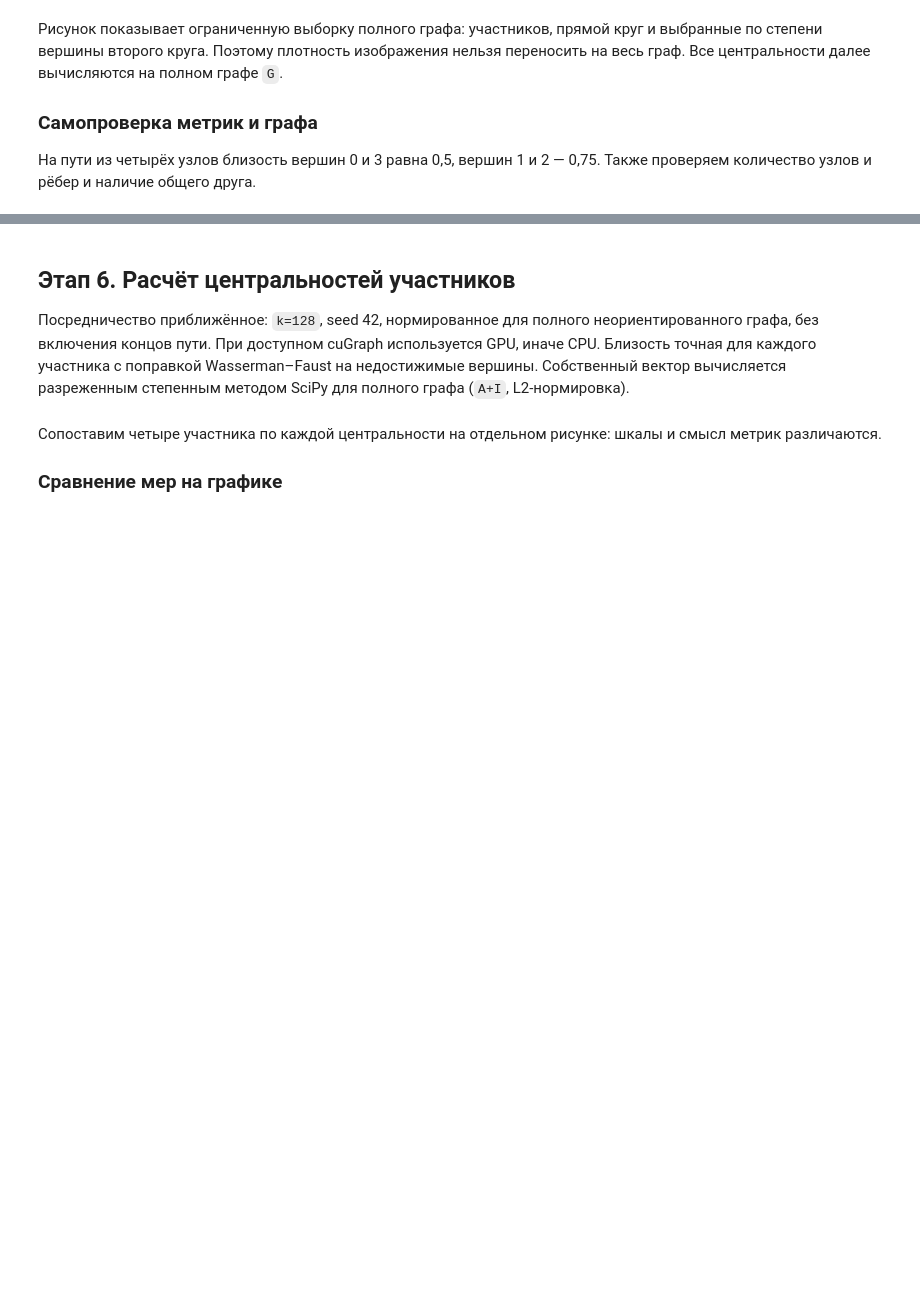
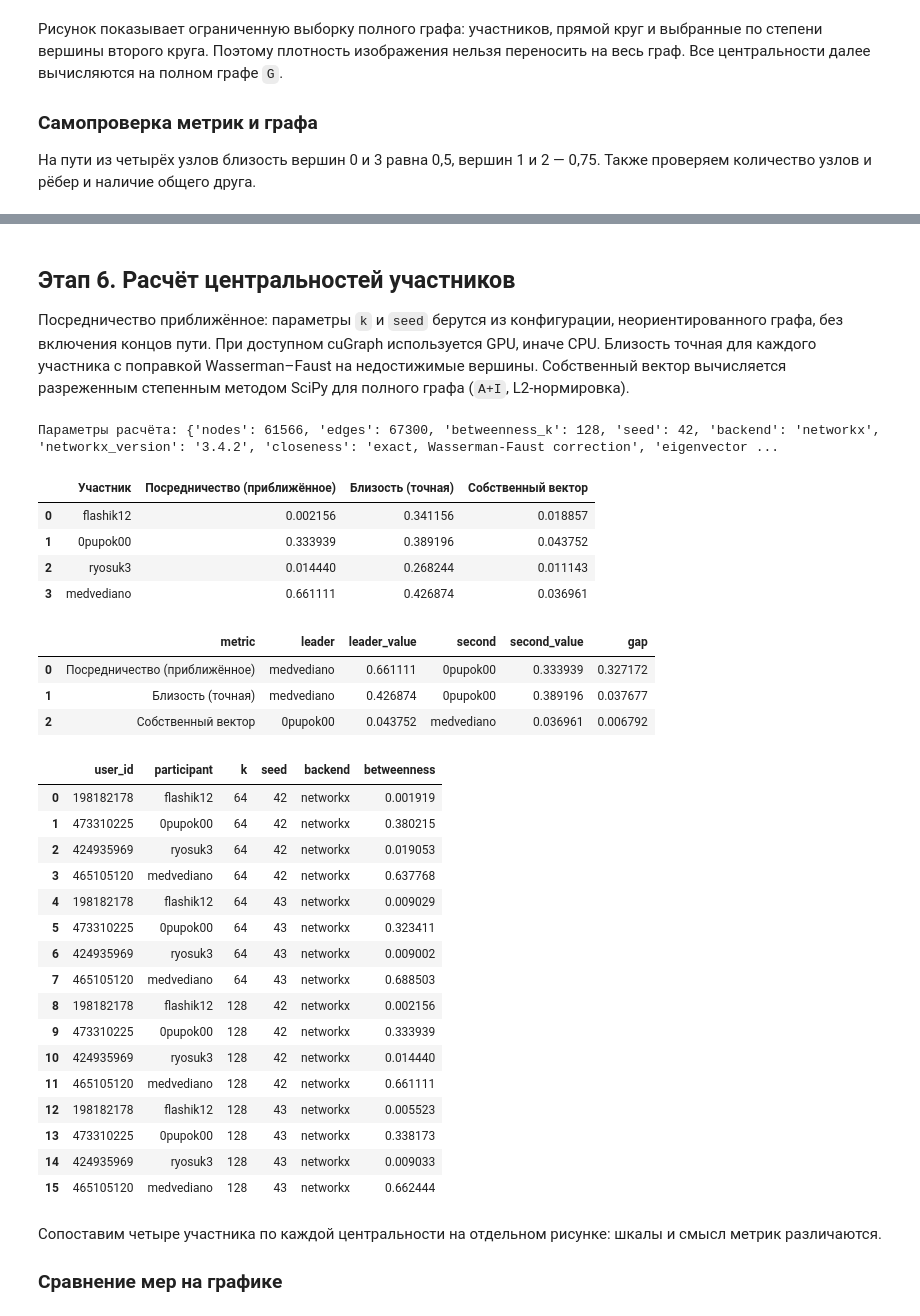
Before and after one commit to Osipovill/intelligent_systems_and_technologies, a Jupyter notebook: practice_2/practice2.ipynb, the cells around one changed output, grey strips where cells are left out. Cells and saved outputs as stored; diff of their text form; code cells hidden in the pictures; blank space fills up the shorter version.

```diff
--- a/practice_2/practice2.ipynb
+++ b/practice_2/practice2.ipynb
@@ -151,13 +183,6 @@ display(missing_summary)
 
 Каждую наблюдаемую пару приводим к каноническому порядку, чтобы взаимные наблюдения стали одним неориентированным ребром. Вершины участников добавляются явно.
 # %%
-edge_endpoints = prepared_edges[['user_id', 'friend_id']]
-canonical_edges = pd.DataFrame({
-    'source': edge_endpoints.min(axis=1),
-    'target': edge_endpoints.max(axis=1),
-}).drop_duplicates()
-
-G = nx.Graph()
-G.add_edges_from(canonical_edges.itertuples(index=False, name=None))
-G.add_nodes_from(GROUP_MEMBERS)
+G = build_graph(prepared_edges, GROUP_MEMBERS)
+graph_stats = graph_summary(G, GROUP_MEMBERS)
 # %% [markdown]
@@ -591,39 +672,72 @@ print('Синтетическая проверка графа и точной б
 # %% [markdown]
 ## Этап 6. Расчёт центральностей участников
 
-Посредничество приближённое: `k=128`, seed 42, нормированное для полного
+Посредничество приближённое: параметры `k` и `seed` берутся из конфигурации,
 неориентированного графа, без включения концов пути. При доступном cuGraph
 используется GPU, иначе CPU. Близость точная для каждого участника с поправкой
 Wasserman–Faust на недостижимые вершины. Собственный вектор вычисляется
 разреженным степенным методом SciPy для полного графа (`A+I`, L2-нормировка).
 # %%
-import sys
-import json
-
-if str(PRACTICE_DIR.resolve()) not in sys.path:
-    sys.path.insert(0, str(PRACTICE_DIR.resolve()))
-from vk_analysis import member_centralities
-
-team_metrics = member_centralities(G, GROUP_MEMBERS, k=128, seed=42)
+team_metrics = member_centralities(
+    G, GROUP_MEMBERS, k=CENTRALITY_K, seed=CENTRALITY_SEEDS[0],
+    backend=CENTRALITY_BACKEND,
+)
 metric_labels = {
     'betweenness_approximate': 'Посредничество (приближённое)',
     'closeness_exact_cpu': 'Близость (точная)',
     'eigenvector_sparse_scipy': 'Собственный вектор',
 }
 centrality = team_metrics[['participant', *metric_labels]].rename(
     columns={'participant': 'Участник', **metric_labels}
 )
 team_export = team_metrics.copy()
 team_export['observed_links'] = team_export['degree']
 team_export['reason'] = [
     'Собственный список недоступен; сохранены наблюдаемые входящие связи.'
     if members_table.loc[members_table['Участник'].eq(name), 'Статус списка'].iloc[0]
        != 'Список получен' else ''
     for name in team_export['participant']
 ]
 team_export.to_csv(DATA_DIR / 'member_centrality.csv', index=False)
 print('Параметры расчёта:', team_metrics.attrs['calculation'])
 display(centrality)
+team_leader_gaps = leader_gaps(
+    centrality, list(metric_labels.values()), participant_column='Участник'
+)
+display(team_leader_gaps)
+team_sensitivity = betweenness_sensitivity(
+    G, GROUP_MEMBERS, k_values=CENTRALITY_K_VALUES,
+    seeds=CENTRALITY_SEEDS, backend='networkx'
+)
+display(team_sensitivity)
+# %% [output]
+Параметры расчёта: {'nodes': 61566, 'edges': 67300, 'betweenness_k': 128, 'seed': 42, 'backend': 'networkx', 'networkx_version': '3.4.2', 'closeness': 'exact, Wasserman-Faust correction', 'eigenvector ...
+|  | Участник | Посредничество (приближённое) | Близость (точная) | Собственный вектор |
+| 0 | flashik12 | 0.002156 | 0.341156 | 0.018857 |
+| 1 | 0pupok00 | 0.333939 | 0.389196 | 0.043752 |
+| 2 | ryosuk3 | 0.014440 | 0.268244 | 0.011143 |
+| 3 | medvediano | 0.661111 | 0.426874 | 0.036961 |
+|  | metric | leader | leader_value | second | second_value | gap |
+| 0 | Посредничество (приближённое) | medvediano | 0.661111 | 0pupok00 | 0.333939 | 0.327172 |
+| 1 | Близость (точная) | medvediano | 0.426874 | 0pupok00 | 0.389196 | 0.037677 |
+| 2 | Собственный вектор | 0pupok00 | 0.043752 | medvediano | 0.036961 | 0.006792 |
+|  | user_id | participant | k | seed | backend | betweenness |
+| 0 | 198182178 | flashik12 | 64 | 42 | networkx | 0.001919 |
+| 1 | 473310225 | 0pupok00 | 64 | 42 | networkx | 0.380215 |
+| 2 | 424935969 | ryosuk3 | 64 | 42 | networkx | 0.019053 |
+| 3 | 465105120 | medvediano | 64 | 42 | networkx | 0.637768 |
+| 4 | 198182178 | flashik12 | 64 | 43 | networkx | 0.009029 |
+| 5 | 473310225 | 0pupok00 | 64 | 43 | networkx | 0.323411 |
+| 6 | 424935969 | ryosuk3 | 64 | 43 | networkx | 0.009002 |
+| 7 | 465105120 | medvediano | 64 | 43 | networkx | 0.688503 |
+| 8 | 198182178 | flashik12 | 128 | 42 | networkx | 0.002156 |
+| 9 | 473310225 | 0pupok00 | 128 | 42 | networkx | 0.333939 |
+| 10 | 424935969 | ryosuk3 | 128 | 42 | networkx | 0.014440 |
+| 11 | 465105120 | medvediano | 128 | 42 | networkx | 0.661111 |
+| 12 | 198182178 | flashik12 | 128 | 43 | networkx | 0.005523 |
+| 13 | 473310225 | 0pupok00 | 128 | 43 | networkx | 0.338173 |
+| 14 | 424935969 | ryosuk3 | 128 | 43 | networkx | 0.009033 |
+| 15 | 465105120 | medvediano | 128 | 43 | networkx | 0.662444 |
 # %% [markdown]
 Сопоставим четыре участника по каждой центральности на отдельном рисунке: шкалы и смысл метрик различаются.
 
```
Also changed, not shown: parts of 29 cells of this notebook, 8 other files.
